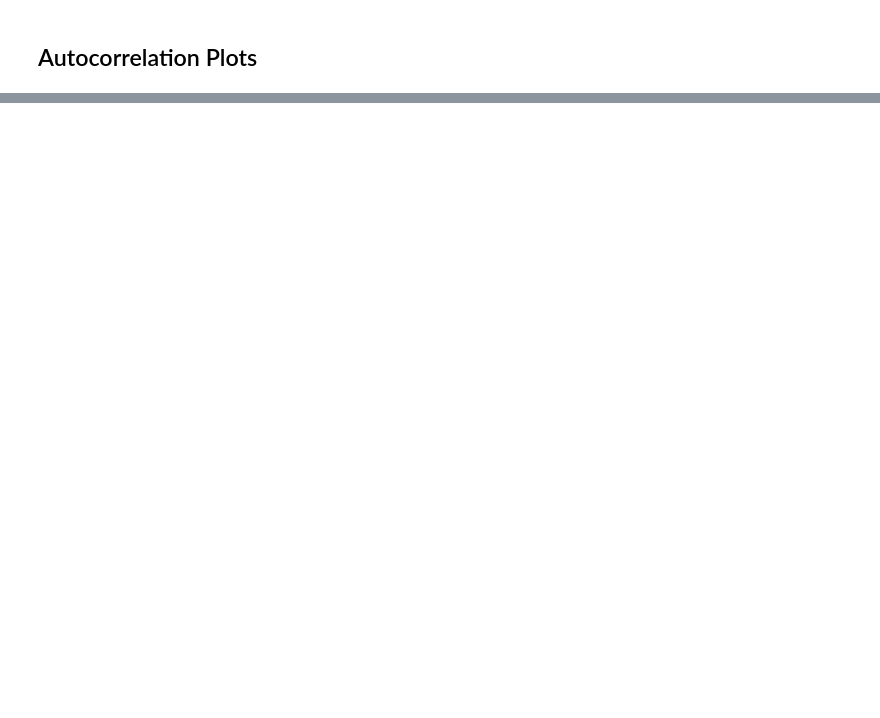
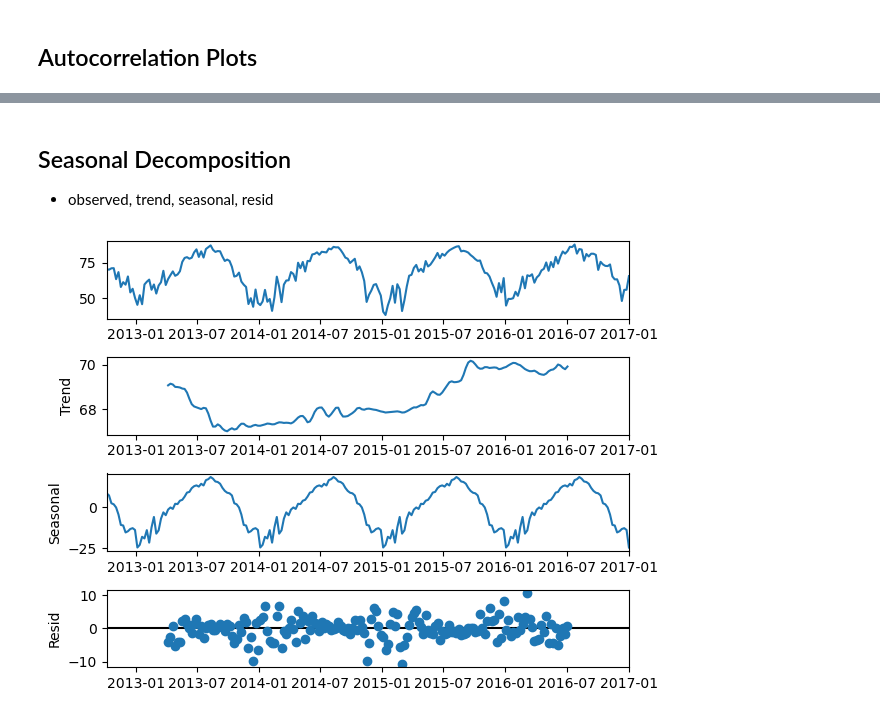
Before and after one commit to nicolas-angarita/time-series-exercises, a Jupyter notebook: time_series_explore_lesson.ipynb, the cells around one changed output, grey strips where cells are left out. Saved outputs shown, nothing was run; the diff lists cells and outputs as text; code cells hidden in the pictures; blank space fills up the shorter version.

```diff
--- a/time_series_explore_lesson.ipynb
+++ b/time_series_explore_lesson.ipynb
@@ -197,0 +208,11 @@ plt.show()
+# %% [markdown]
+## Seasonal Decomposition
+
+- observed, trend, seasonal, resid
+# %%
+result = sm.tsa.seasonal_decompose(train.resample('W').mean())
+
+result.plot()
+plt.show()
+# %% [output]
+[figure, added]
```
Also changed, not shown: parts of 15 cells of this notebook, 5 other files.
